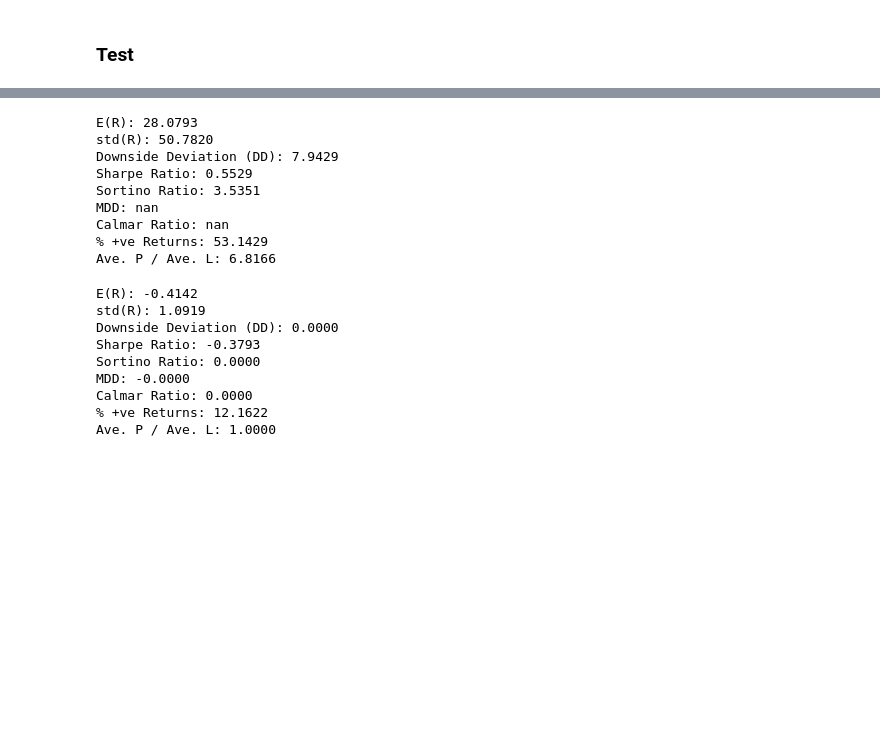
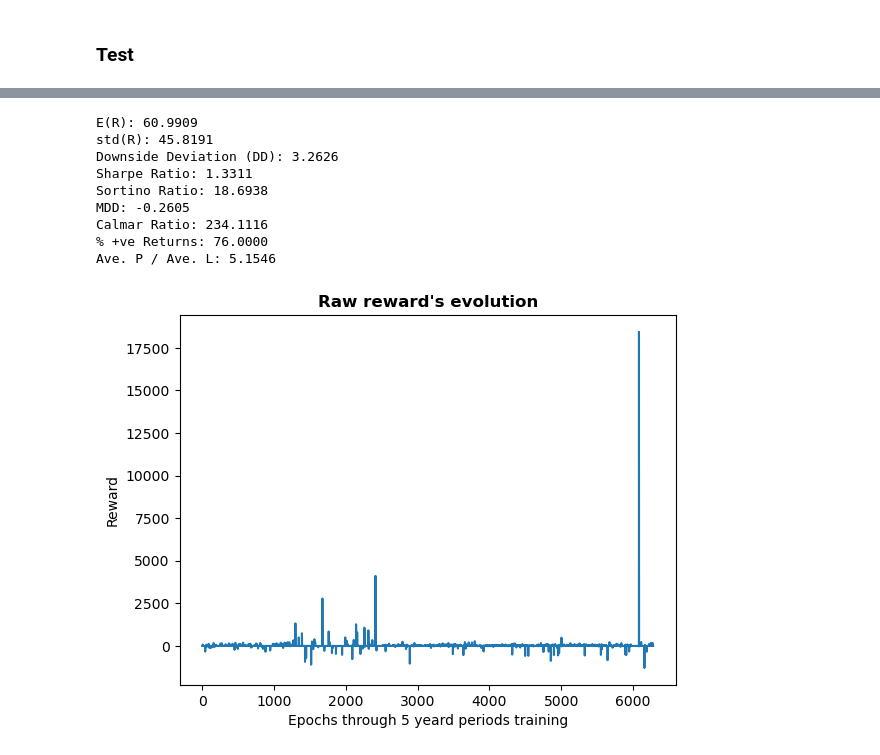
Before and after one commit to L4ncelin/Trading_bot_Reinforcement_learning, a Jupyter notebook: Notebooks/02_RL_main.ipynb, the cells around one changed output, grey strips where cells are left out. Drawn from its saved outputs; the diff is of its cells as text; code cells hidden in the pictures; blank space fills up the shorter version.

```diff
--- a/Notebooks/02_RL_main.ipynb
+++ b/Notebooks/02_RL_main.ipynb
@@ -696,40 +681,19 @@ def calculate_metrics(profits):
 # %%
-# Train
-profits_test = list(R_port.values())  # C'est la liste cumulative des profits du test
+# Extraire R_port sous forme d'une simple liste
+R_port_list = [r for res in results for r in res["R_port"].values()]
 
-# Calcul des métriques
-metrics = calculate_metrics(profits_test)
+metrics = calculate_metrics(R_port_list)
 
 # Affichage des résultats
 for metric, value in metrics.items():
     print(f"{metric}: {value:.4f}")
 # %% [output]
-E(R): 28.0793
-std(R): 50.7820
-Downside Deviation (DD): 7.9429
-Sharpe Ratio: 0.5529
-Sortino Ratio: 3.5351
-MDD: nan
-Calmar Ratio: nan
-% +ve Returns: 53.1429
-Ave. P / Ave. L: 6.8166
+E(R): 60.9909
+std(R): 45.8191
+Downside Deviation (DD): 3.2626
+Sharpe Ratio: 1.3311
+Sortino Ratio: 18.6938
+MDD: -0.2605
+Calmar Ratio: 234.1116
+% +ve Returns: 76.0000
+Ave. P / Ave. L: 5.1546
-# %%
-# Test
-profits_test = list(R_port_test.values())  # C'est la liste cumulative des profits du test
-
-# Calcul des métriques
-metrics = calculate_metrics(profits_test)
-
-# Affichage des résultats
-for metric, value in metrics.items():
-    print(f"{metric}: {value:.4f}")
-# %% [output]
-E(R): -0.4142
-std(R): 1.0919
-Downside Deviation (DD): 0.0000
-Sharpe Ratio: -0.3793
-Sortino Ratio: 0.0000
-MDD: -0.0000
-Calmar Ratio: 0.0000
-% +ve Returns: 12.1622
-Ave. P / Ave. L: 1.0000
@@ -773,0 +700,10 @@ Ave. P / Ave. L: 1.0000
+# %%
+rewards_raw_list = [r for res in results for r in res["rewards_raw"]]
+plt.plot(rewards_raw_list)
+
+plt.xlabel("Epochs through 5 yeard periods training")
+plt.ylabel("Reward")
+plt.title("Raw reward's evolution", weight="bold")
+plt.show()
+# %% [output]
+[figure, added]
```
Also changed, not shown: parts of 20 cells of this notebook, 1 other file.
